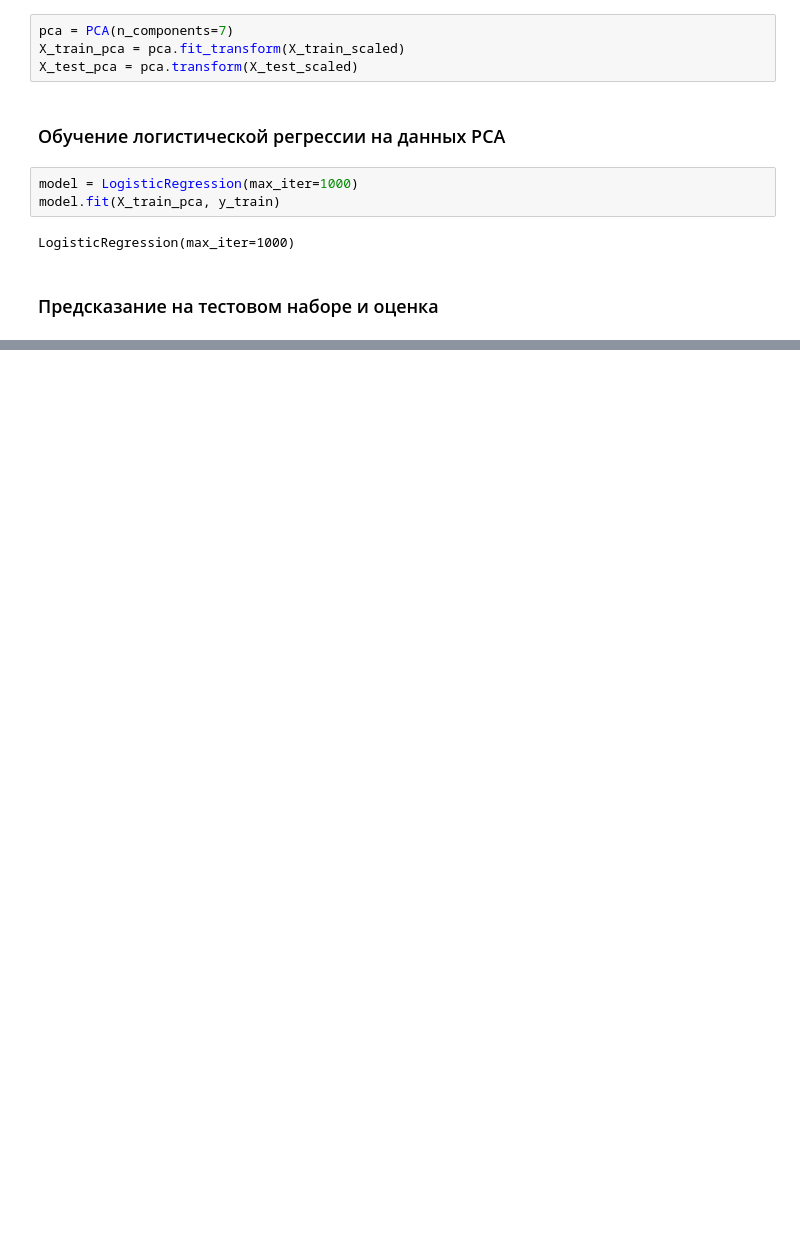
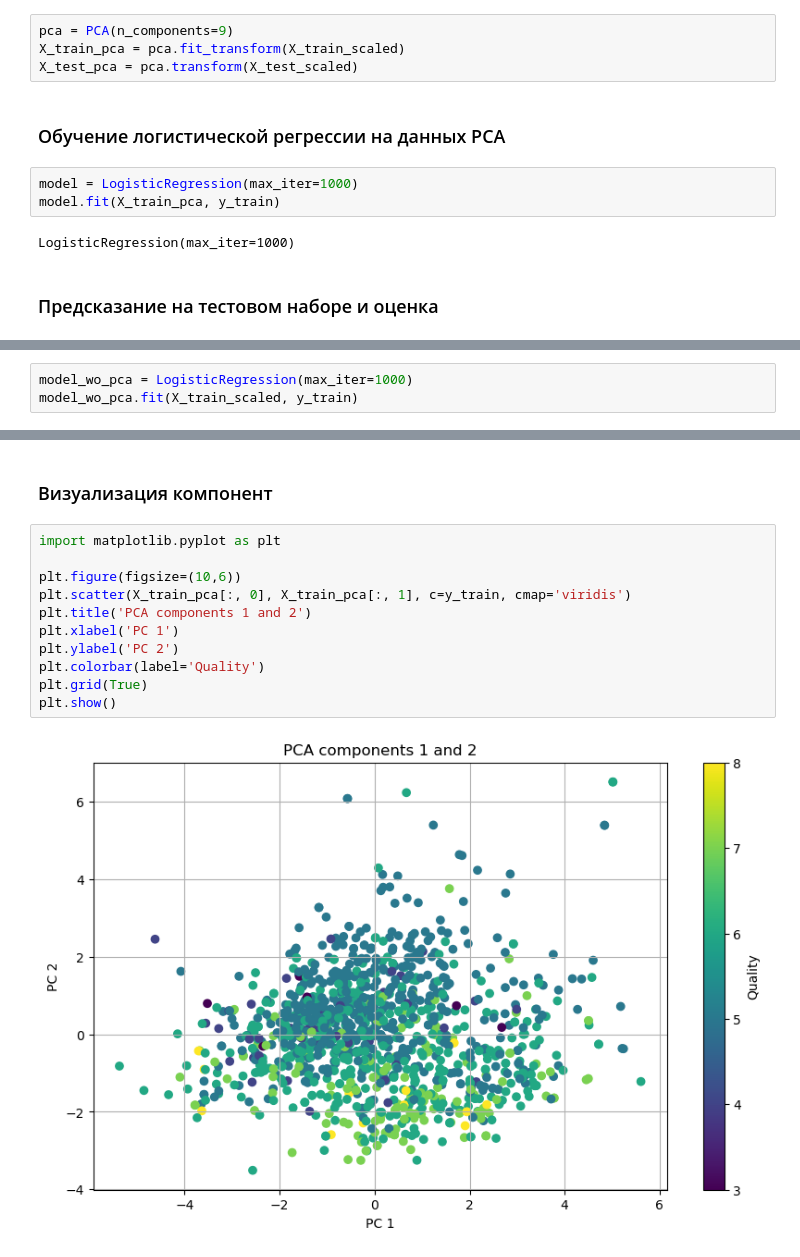
Before and after one commit to golubnichiy/big_data_04_24, a Jupyter notebook: day_09.ipynb, the cells around one changed output, grey strips where cells are left out. Cells and saved outputs as stored; diff of their text form; blank space fills up the shorter version.

```diff
--- a/day_09.ipynb
+++ b/day_09.ipynb
@@ -124,7 +124,7 @@ X_test_scaled = scaler.transform(X_test)
 # %% [markdown]
 ### Применение PCA
 # %%
-pca = PCA(n_components=7)
+pca = PCA(n_components=9)
 X_train_pca = pca.fit_transform(X_train_scaled)
 X_test_pca = pca.transform(X_test_scaled)
 # %% [markdown]
@@ -158,0 +161,3 @@ weighted avg       0.58      0.61      0.58       320
+# %%
+model_wo_pca = LogisticRegression(max_iter=1000)
+model_wo_pca.fit(X_train_scaled, y_train)
@@ -158,0 +186,15 @@ weighted avg       0.58      0.61      0.58       320
+# %% [markdown]
+### Визуализация компонент
+# %%
+import matplotlib.pyplot as plt
+
+plt.figure(figsize=(10,6))
+plt.scatter(X_train_pca[:, 0], X_train_pca[:, 1], c=y_train, cmap='viridis')
+plt.title('PCA components 1 and 2')
+plt.xlabel('PC 1')
+plt.ylabel('PC 2')
+plt.colorbar(label='Quality')
+plt.grid(True)
+plt.show()
+# %% [output]
+[figure, added]
```
Also changed, not shown: parts of 8 cells of this notebook, 1 other file.
